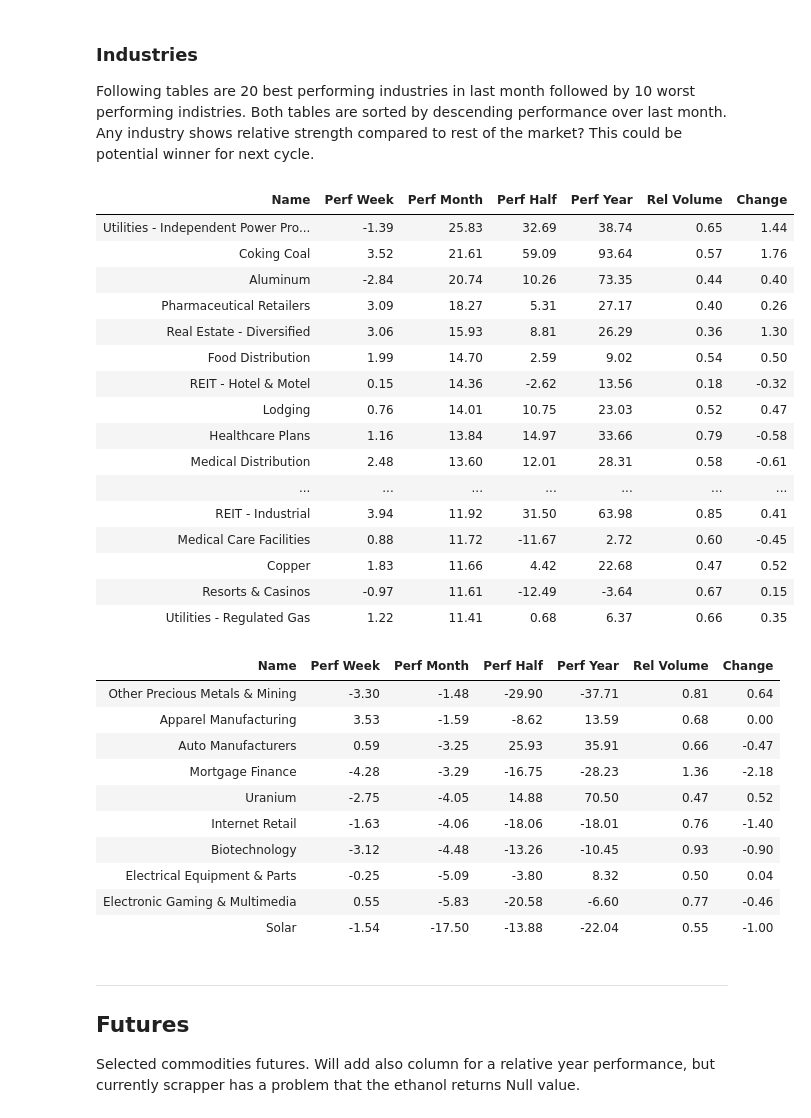
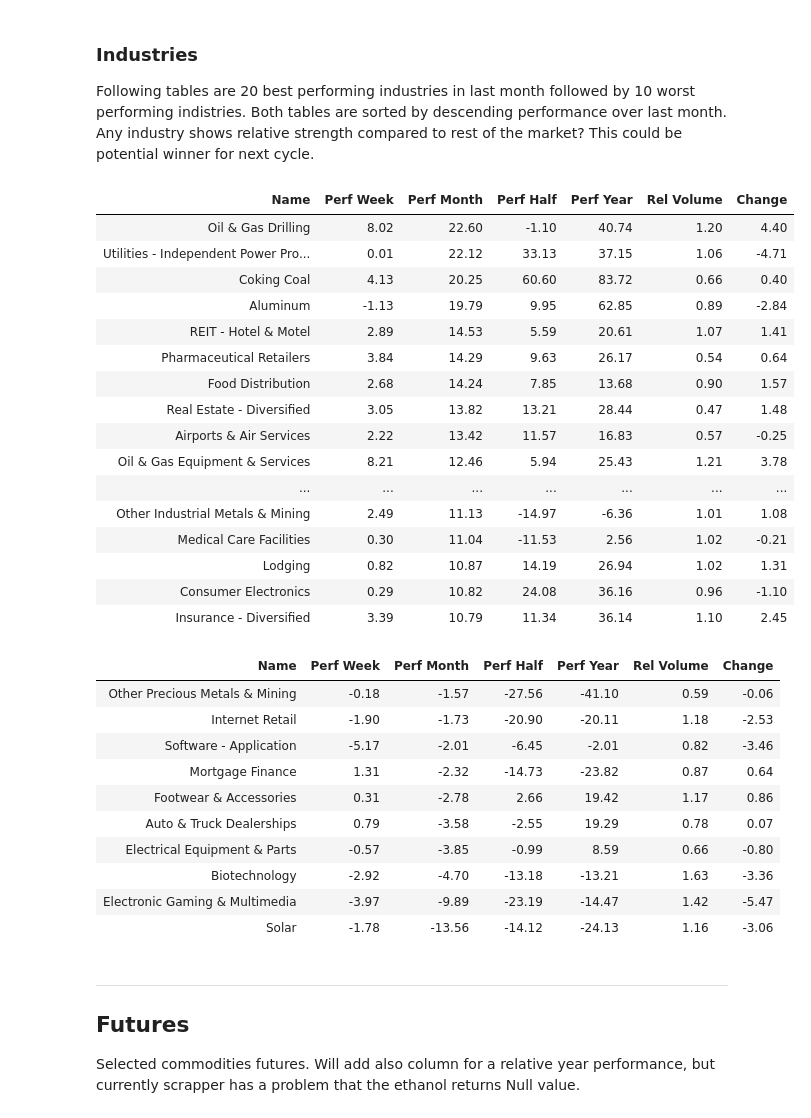
Before and after one commit to ofinke/stocksandloss, a Jupyter notebook: market_status.ipynb, the cells around one changed output. Drawn from its saved outputs; the diff is of its cells as text; code cells hidden in the pictures.

```diff
--- a/market_status.ipynb
+++ b/market_status.ipynb
@@ -121,41 +119,40 @@ Following tables are 20 best performing industries in last month followed by 10
 <br>
 Any industry shows relative strength compared to rest of the market? This could be potential winner for next cycle.
 # %%
-ind = ms.industries()
-tab = ind.scrap()
-display_html(ind.prettify(tab.iloc[:20,:])._repr_html_(), raw=True)
+ind = ms.industries(sf=True)
+display_html(ind.prettify(ind.table.iloc[:20,:])._repr_html_(), raw=True)
 # %% [output]
 | Name | Perf Week | Perf Month | Perf Half | Perf Year | Rel Volume | Change |
-| Utilities - Independent Power Pro... | -1.39 | 25.83 | 32.69 | 38.74 | 0.65 | 1.44 |
-| Coking Coal | 3.52 | 21.61 | 59.09 | 93.64 | 0.57 | 1.76 |
-| Aluminum | -2.84 | 20.74 | 10.26 | 73.35 | 0.44 | 0.40 |
-| Pharmaceutical Retailers | 3.09 | 18.27 | 5.31 | 27.17 | 0.40 | 0.26 |
-| Real Estate - Diversified | 3.06 | 15.93 | 8.81 | 26.29 | 0.36 | 1.30 |
-| Food Distribution | 1.99 | 14.70 | 2.59 | 9.02 | 0.54 | 0.50 |
-| REIT - Hotel & Motel | 0.15 | 14.36 | -2.62 | 13.56 | 0.18 | -0.32 |
-| Lodging | 0.76 | 14.01 | 10.75 | 23.03 | 0.52 | 0.47 |
-| Healthcare Plans | 1.16 | 13.84 | 14.97 | 33.66 | 0.79 | -0.58 |
-| Medical Distribution | 2.48 | 13.60 | 12.01 | 28.31 | 0.58 | -0.61 |
+| Oil & Gas Drilling | 8.02 | 22.60 | -1.10 | 40.74 | 1.20 | 4.40 |
+| Utilities - Independent Power Pro... | 0.01 | 22.12 | 33.13 | 37.15 | 1.06 | -4.71 |
+| Coking Coal | 4.13 | 20.25 | 60.60 | 83.72 | 0.66 | 0.40 |
+| Aluminum | -1.13 | 19.79 | 9.95 | 62.85 | 0.89 | -2.84 |
+| REIT - Hotel & Motel | 2.89 | 14.53 | 5.59 | 20.61 | 1.07 | 1.41 |
+| Pharmaceutical Retailers | 3.84 | 14.29 | 9.63 | 26.17 | 0.54 | 0.64 |
+| Food Distribution | 2.68 | 14.24 | 7.85 | 13.68 | 0.90 | 1.57 |
+| Real Estate - Diversified | 3.05 | 13.82 | 13.21 | 28.44 | 0.47 | 1.48 |
+| Airports & Air Services | 2.22 | 13.42 | 11.57 | 16.83 | 0.57 | -0.25 |
+| Oil & Gas Equipment & Services | 8.21 | 12.46 | 5.94 | 25.43 | 1.21 | 3.78 |
 | ... | ... | ... | ... | ... | ... | ... |
-| REIT - Industrial | 3.94 | 11.92 | 31.50 | 63.98 | 0.85 | 0.41 |
-| Medical Care Facilities | 0.88 | 11.72 | -11.67 | 2.72 | 0.60 | -0.45 |
-| Copper | 1.83 | 11.66 | 4.42 | 22.68 | 0.47 | 0.52 |
-| Resorts & Casinos | -0.97 | 11.61 | -12.49 | -3.64 | 0.67 | 0.15 |
-| Utilities - Regulated Gas | 1.22 | 11.41 | 0.68 | 6.37 | 0.66 | 0.35 |
+| Other Industrial Metals & Mining | 2.49 | 11.13 | -14.97 | -6.36 | 1.01 | 1.08 |
+| Medical Care Facilities | 0.30 | 11.04 | -11.53 | 2.56 | 1.02 | -0.21 |
+| Lodging | 0.82 | 10.87 | 14.19 | 26.94 | 1.02 | 1.31 |
+| Consumer Electronics | 0.29 | 10.82 | 24.08 | 36.16 | 0.96 | -1.10 |
+| Insurance - Diversified | 3.39 | 10.79 | 11.34 | 36.14 | 1.10 | 2.45 |
 # %%
-display_html(ind.prettify(tab.iloc[-10:,:])._repr_html_(), raw=True)
+display_html(ind.prettify(ind.table.iloc[-10:,:])._repr_html_(), raw=True)
 # %% [output]
 | Name | Perf Week | Perf Month | Perf Half | Perf Year | Rel Volume | Change |
-| Other Precious Metals & Mining | -3.30 | -1.48 | -29.90 | -37.71 | 0.81 | 0.64 |
-| Apparel Manufacturing | 3.53 | -1.59 | -8.62 | 13.59 | 0.68 | 0.00 |
-| Auto Manufacturers | 0.59 | -3.25 | 25.93 | 35.91 | 0.66 | -0.47 |
-| Mortgage Finance | -4.28 | -3.29 | -16.75 | -28.23 | 1.36 | -2.18 |
-| Uranium | -2.75 | -4.05 | 14.88 | 70.50 | 0.47 | 0.52 |
-| Internet Retail | -1.63 | -4.06 | -18.06 | -18.01 | 0.76 | -1.40 |
-| Biotechnology | -3.12 | -4.48 | -13.26 | -10.45 | 0.93 | -0.90 |
-| Electrical Equipment & Parts | -0.25 | -5.09 | -3.80 | 8.32 | 0.50 | 0.04 |
-| Electronic Gaming & Multimedia | 0.55 | -5.83 | -20.58 | -6.60 | 0.77 | -0.46 |
-| Solar | -1.54 | -17.50 | -13.88 | -22.04 | 0.55 | -1.00 |
+| Other Precious Metals & Mining | -0.18 | -1.57 | -27.56 | -41.10 | 0.59 | -0.06 |
+| Internet Retail | -1.90 | -1.73 | -20.90 | -20.11 | 1.18 | -2.53 |
+| Software - Application | -5.17 | -2.01 | -6.45 | -2.01 | 0.82 | -3.46 |
+| Mortgage Finance | 1.31 | -2.32 | -14.73 | -23.82 | 0.87 | 0.64 |
+| Footwear & Accessories | 0.31 | -2.78 | 2.66 | 19.42 | 1.17 | 0.86 |
+| Auto & Truck Dealerships | 0.79 | -3.58 | -2.55 | 19.29 | 0.78 | 0.07 |
+| Electrical Equipment & Parts | -0.57 | -3.85 | -0.99 | 8.59 | 0.66 | -0.80 |
+| Biotechnology | -2.92 | -4.70 | -13.18 | -13.21 | 1.63 | -3.36 |
+| Electronic Gaming & Multimedia | -3.97 | -9.89 | -23.19 | -14.47 | 1.42 | -5.47 |
+| Solar | -1.78 | -13.56 | -14.12 | -24.13 | 1.16 | -3.06 |
 # %% [markdown]
 ***
 ## **Futures**
```
Also changed, not shown: parts of 6 cells of this notebook, 7 other files.
